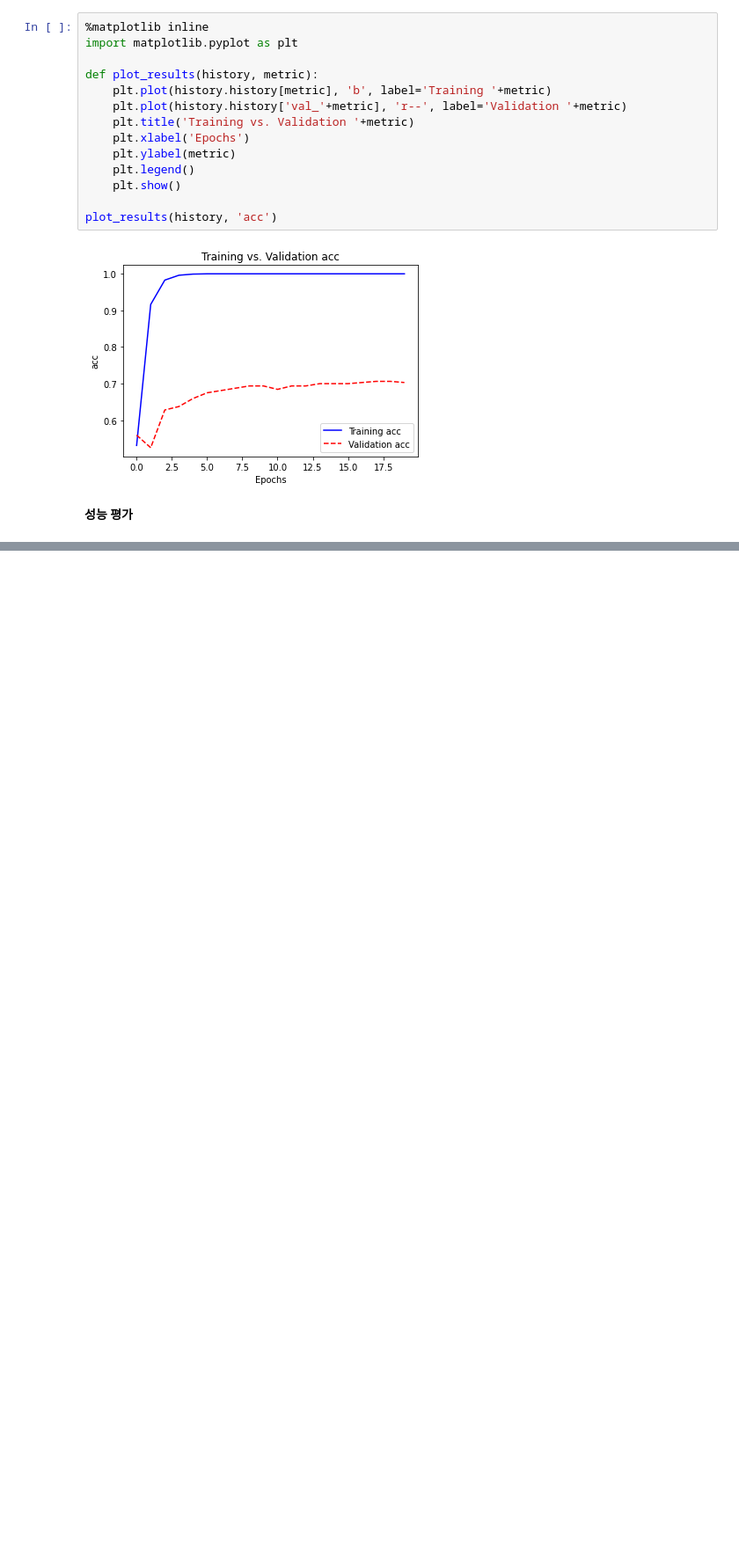
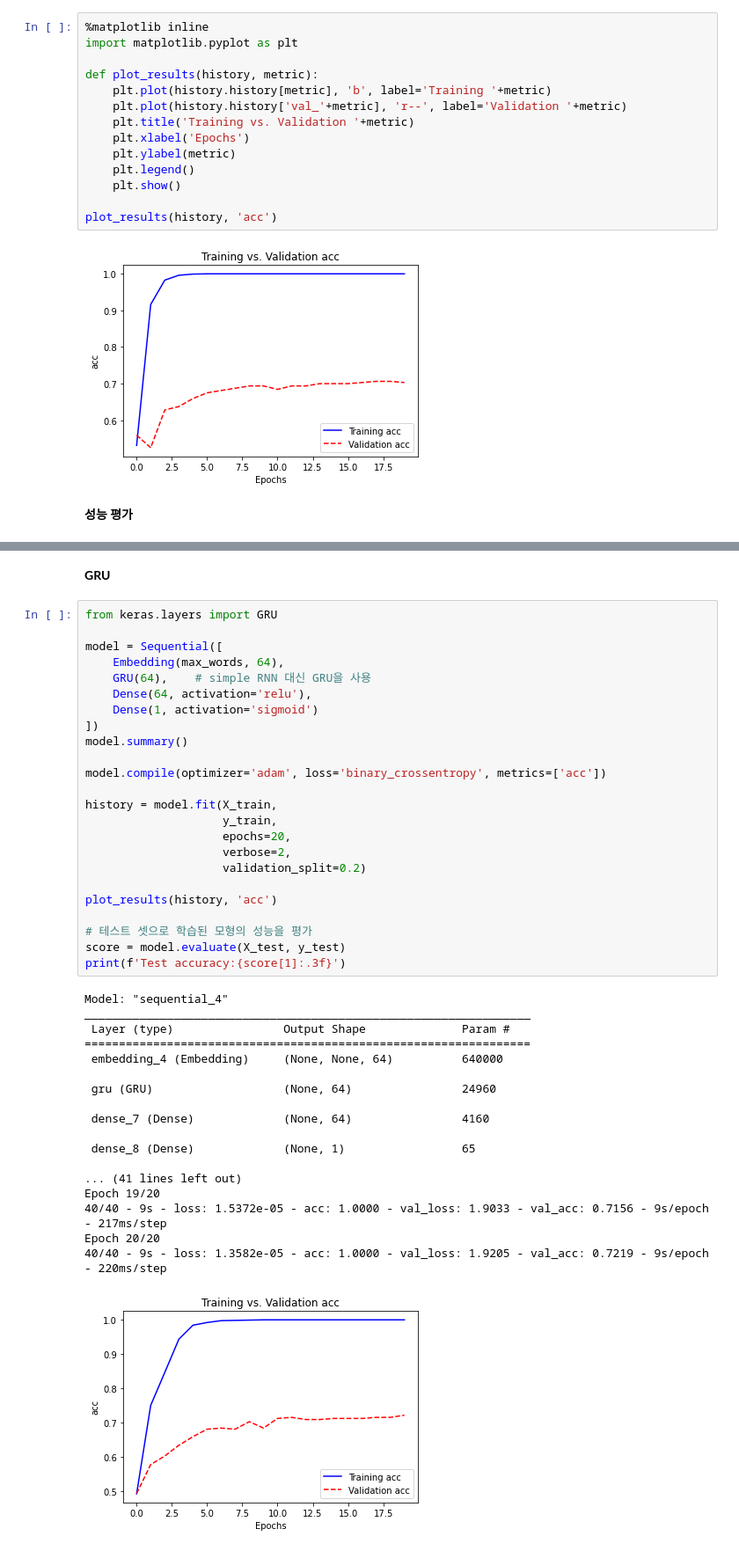
Before and after one commit to CaFeCoKe/TextMining, a Jupyter notebook: Chapter 10/Document_Classification_DNN.ipynb, the cells around one changed output, grey strips where cells are left out. Shown: that part at 88% size. Saved outputs shown, nothing was run; the diff lists cells and outputs as text; blank space fills up the shorter version.

```diff
--- a/Chapter 10/Document_Classification_DNN.ipynb
+++ b/Chapter 10/Document_Classification_DNN.ipynb
@@ -172,0 +371,45 @@ print(f'#Test accuracy:{score[1]:.3f}')
+# %% [markdown]
+**GRU**
+# %%
+from keras.layers import GRU
+
+model = Sequential([
+    Embedding(max_words, 64),
+    GRU(64),    # simple RNN 대신 GRU을 사용
+    Dense(64, activation='relu'),
+    Dense(1, activation='sigmoid')
+])
+model.summary()
+
+model.compile(optimizer='adam', loss='binary_crossentropy', metrics=['acc'])
+
+history = model.fit(X_train,
+                    y_train,
+                    epochs=20,
+                    verbose=2,
+                    validation_split=0.2)
+
+plot_results(history, 'acc')
+
+# 테스트 셋으로 학습된 모형의 성능을 평가
+score = model.evaluate(X_test, y_test)
+print(f'Test accuracy:{score[1]:.3f}')
+# %% [output]
+Model: "sequential_4"
+_________________________________________________________________
+ Layer (type)                Output Shape              Param #
+=================================================================
+ embedding_4 (Embedding)     (None, None, 64)          640000
+
+ gru (GRU)                   (None, 64)                24960
+
+ dense_7 (Dense)             (None, 64)                4160
+
+ dense_8 (Dense)             (None, 1)                 65
+
+... (41 lines left out)
+Epoch 19/20
+40/40 - 9s - loss: 1.5372e-05 - acc: 1.0000 - val_loss: 1.9033 - val_acc: 0.7156 - 9s/epoch - 217ms/step
+Epoch 20/20
+40/40 - 9s - loss: 1.3582e-05 - acc: 1.0000 - val_loss: 1.9205 - val_acc: 0.7219 - 9s/epoch - 220ms/step
+[figure, added]
```
Also changed, not shown: parts of 19 cells of this notebook.
